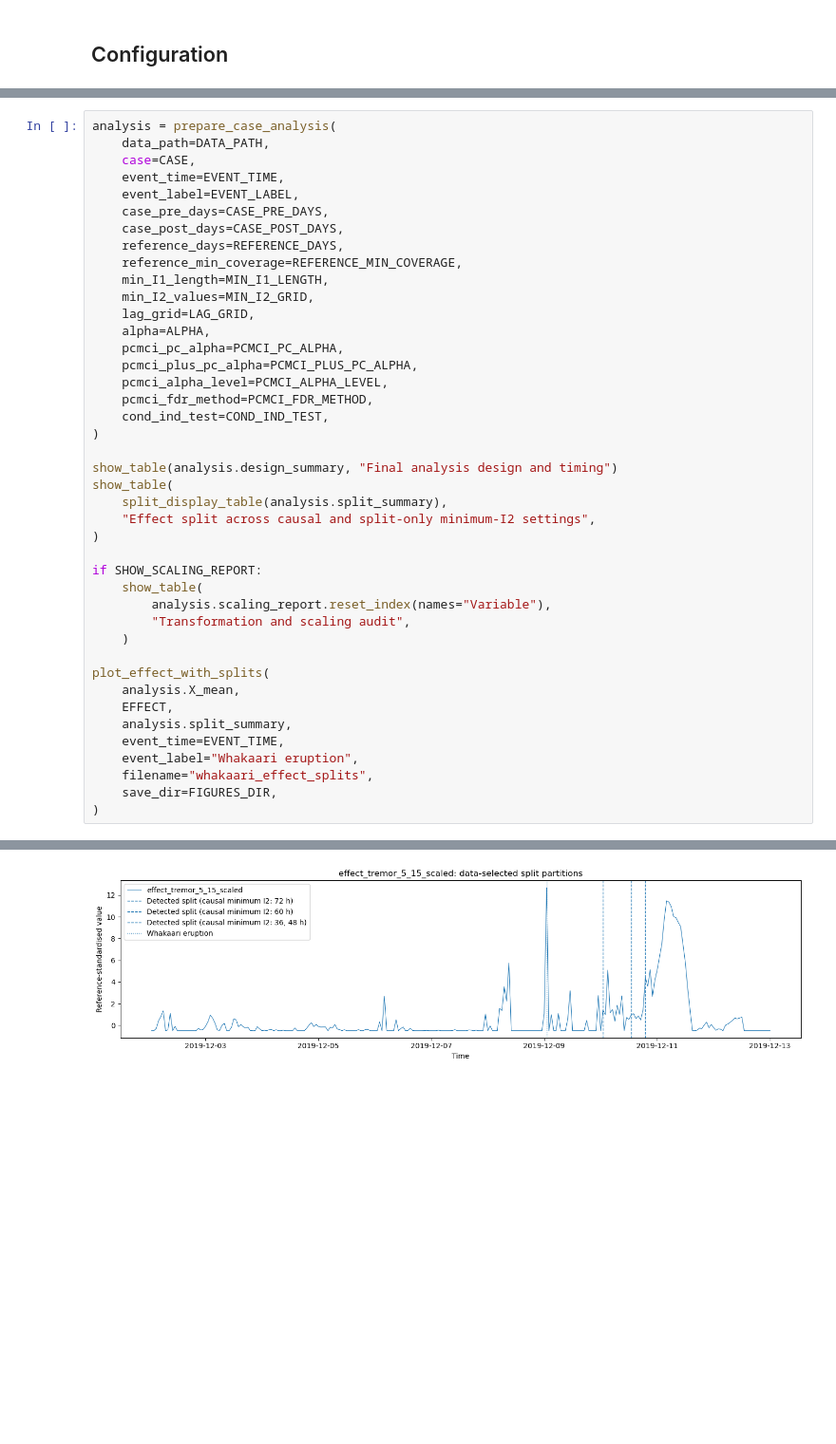
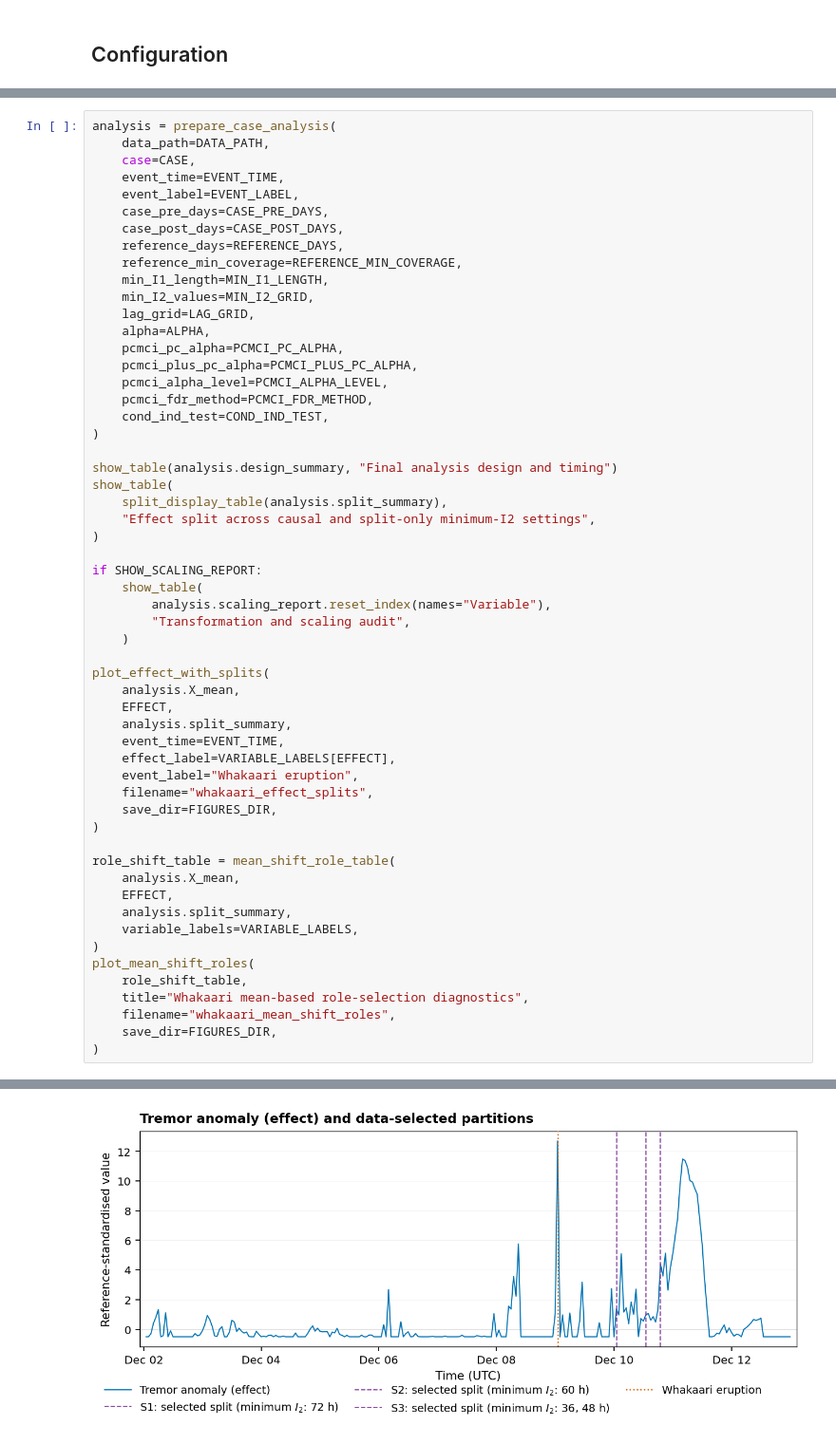
Before and after one commit to alectois/Distinguishing-Causes-and-Triggers-in-Volcanic-and-Seismic-Processes, a Jupyter notebook: notebooks/whakaari_cause_trigger.ipynb, the cells around one changed output, grey strips where cells are left out. Shown at 95% size. Cells and saved outputs as stored; diff of their text form; blank space fills up the shorter version.

```diff
--- a/notebooks/whakaari_cause_trigger.ipynb
+++ b/notebooks/whakaari_cause_trigger.ipynb
@@ -114,31 +129,45 @@ if SHOW_SCALING_REPORT:
     )
 
 plot_effect_with_splits(
     analysis.X_mean,
     EFFECT,
     analysis.split_summary,
     event_time=EVENT_TIME,
+    effect_label=VARIABLE_LABELS[EFFECT],
     event_label="Whakaari eruption",
     filename="whakaari_effect_splits",
     save_dir=FIGURES_DIR,
 )
+
+role_shift_table = mean_shift_role_table(
+    analysis.X_mean,
+    EFFECT,
+    analysis.split_summary,
+    variable_labels=VARIABLE_LABELS,
+)
+plot_mean_shift_roles(
+    role_shift_table,
+    title="Whakaari mean-based role-selection diagnostics",
+    filename="whakaari_mean_shift_roles",
+    save_dir=FIGURES_DIR,
+)
 # %% [output]
 Final analysis design and timing
 | Item | Value |
 | Dataset coverage | 2019-10-01 12:00:00+00:00 to 2019... |
 | Causal-analysis interval | [2019-12-02 01:00:00+00:00, 2019-... |
 | Reference-standardisation interval | [2019-11-18 01:00:00+00:00, 2019-... |
 | Whakaari eruption time | 2019-12-09 01:11:00+00:00 |
 | Effect maximum | 2019-12-09 01:00:00+00:00 (-1 day... |
 | Minimum interval design | I1 >= 72 h; minimum-I2 grid = (36... |
 | Maximum-lag-order design | d = 1-12 h for HMML, PCMCI, and P... |
 | PCMCI extension settings | PCMCI pc_alpha=0.2; PCMCI+ graph ... |
 | Unique split partitions | 3 unique causal partition(s) from... |
 | Causal run count | 108 unique runs after split dedup... |
 Effect split across causal and split-only minimum-I2 settings
 | Minimum I2 (h) | Causal grid | Partition | Split time | I1 (h) | I2 (h) | Split score | Boundary split | ... |
 | 36 | True | S3 | 2019-12-10 19:00:00+00:00 | 210 | 54 | 2.443231 | False | ... |
 | 48 | True | S3 | 2019-12-10 19:00:00+00:00 | 210 | 54 | 2.443231 | False | ... |
 | 60 | True | S2 | 2019-12-10 13:00:00+00:00 | 204 | 60 | 2.281566 | True | ... |
 | 72 | True | S1 | 2019-12-10 01:00:00+00:00 | 192 | 72 | 2.043364 | True | ... |
-[figure, old version]
+[figure, new version]
```
Also changed, not shown: parts of 9 cells of this notebook, 16 other files.
